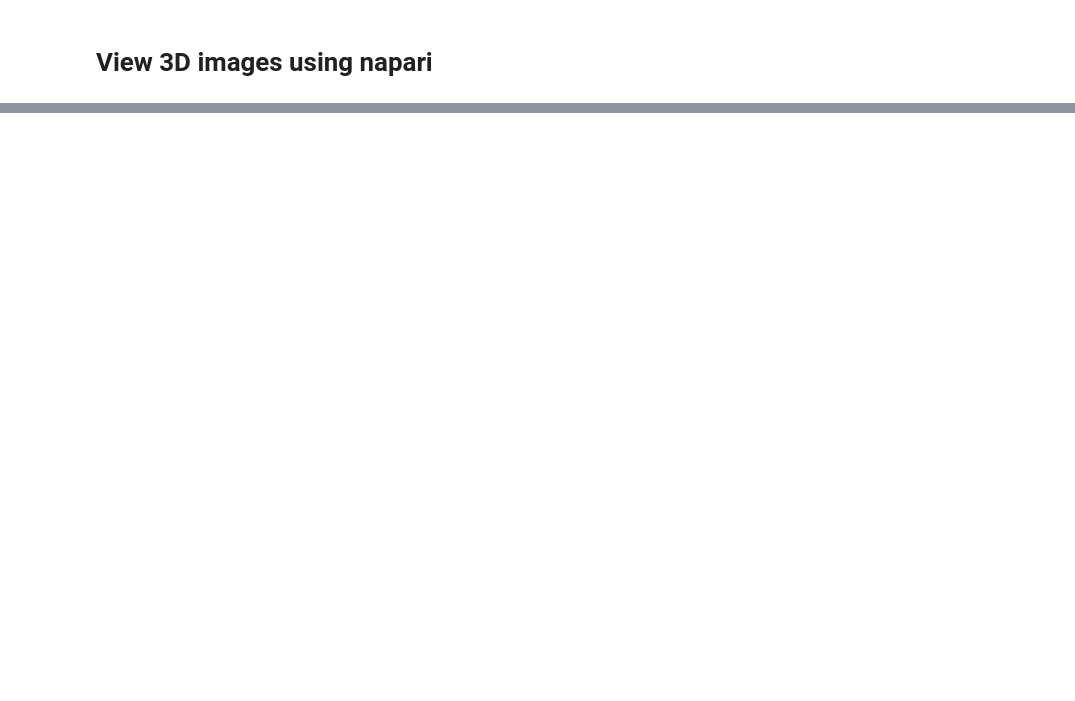
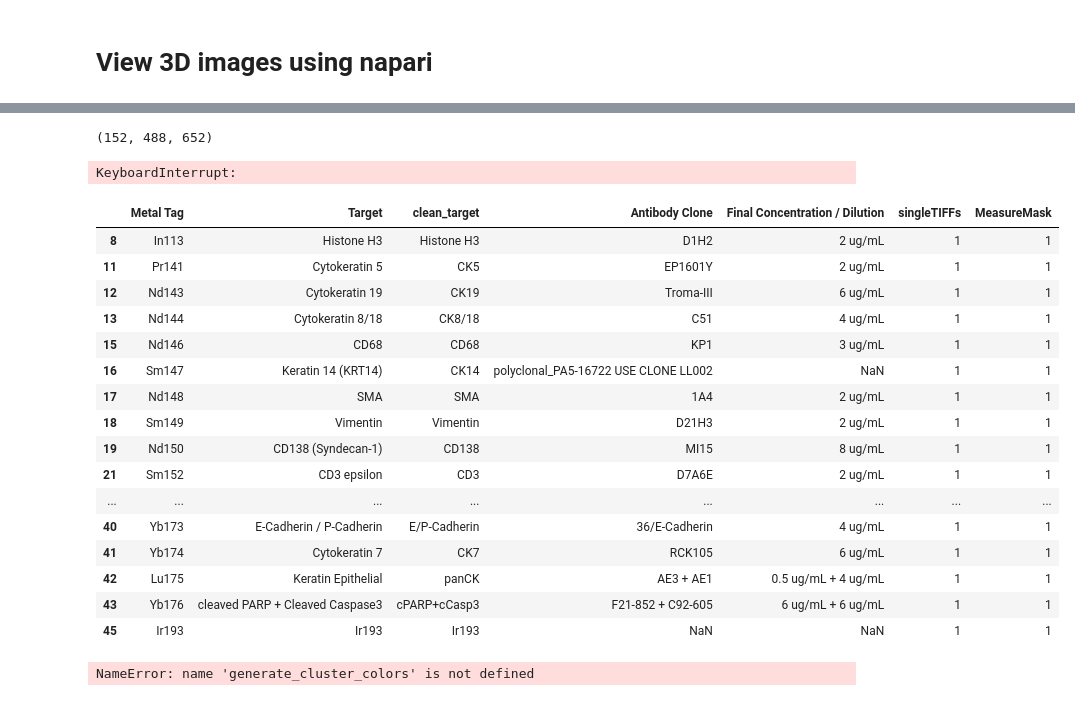
Before and after one commit to gesavoigt/master_thesis, a Jupyter notebook: scripts/napari_viewer.ipynb, the cells around one changed output, grey strips where cells are left out. Cells and saved outputs as stored; diff of their text form; code cells hidden in the pictures; blank space fills up the shorter version.

Commit message:
Add napari viewer: mask by phenotype (TODO clean-up)

```diff
--- a/scripts/napari_viewer.ipynb
+++ b/scripts/napari_viewer.ipynb
@@ -13,0 +260,4 @@ Viewer(camera=Camera(center=(151.0, 243.5, 325.5), zoom=2.573565573770492, angle
+# %%
+label_stack.shape
+# %% [output]
+(152, 488, 652)
@@ -13,0 +271,5 @@ Viewer(camera=Camera(center=(151.0, 243.5, 325.5), zoom=2.573565573770492, angle
+# %%
+## Map cluster labels to segmentation
+cluster_stack = map_clusters_to_labels(internal_labels, adata, cluster_column=phenotype_category)
+# %% [output]
+KeyboardInterrupt:
@@ -13,0 +284,42 @@ Viewer(camera=Camera(center=(151.0, 243.5, 325.5), zoom=2.573565573770492, angle
+# %%
+## Load channel information for channel selection
+panel_path = "../data/Kuett_2022/MainHer2BreastCancerModel/model201710_panel.csv"
+
+panel = pd.read_csv(panel_path)
+panel = panel.loc[ panel['MeasureMask']==1 ] ## Only show channels included in the final image stack
+channel_mapping = dict(zip(panel['clean_target'], panel['Metal Tag']))
+panel
+# %% [output]
+|  | Metal Tag | Target | clean_target | Antibody Clone | Final Concentration / Dilution | singleTIFFs | MeasureMask |
+| 8 | In113 | Histone H3 | Histone H3 | D1H2 | 2 ug/mL | 1 | 1 |
+| 11 | Pr141 | Cytokeratin 5 | CK5 | EP1601Y | 2 ug/mL | 1 | 1 |
+| 12 | Nd143 | Cytokeratin 19 | CK19 | Troma-III | 6 ug/mL | 1 | 1 |
+| 13 | Nd144 | Cytokeratin 8/18 | CK8/18 | C51 | 4 ug/mL | 1 | 1 |
+| 15 | Nd146 | CD68 | CD68 | KP1 | 3 ug/mL | 1 | 1 |
+| 16 | Sm147 | Keratin 14 (KRT14) | CK14 | polyclonal_PA5-16722 USE CLONE LL002 | NaN | 1 | 1 |
+| 17 | Nd148 | SMA | SMA | 1A4 | 2 ug/mL | 1 | 1 |
+| 18 | Sm149 | Vimentin | Vimentin | D21H3 | 2 ug/mL | 1 | 1 |
+| 19 | Nd150 | CD138 (Syndecan-1) | CD138 | MI15 | 8 ug/mL | 1 | 1 |
+| 21 | Sm152 | CD3 epsilon | CD3 | D7A6E | 2 ug/mL | 1 | 1 |
+| ... | ... | ... | ... | ... | ... | ... | ... |
+| 40 | Yb173 | E-Cadherin / P-Cadherin | E/P-Cadherin | 36/E-Cadherin | 4 ug/mL | 1 | 1 |
+| 41 | Yb174 | Cytokeratin 7 | CK7 | RCK105 | 6 ug/mL | 1 | 1 |
+| 42 | Lu175 | Keratin Epithelial | panCK | AE3 + AE1 | 0.5 ug/mL + 4 ug/mL | 1 | 1 |
+| 43 | Yb176 | cleaved PARP + Cleaved Caspase3 | cPARP+cCasp3 | F21-852 + C92-605 | 6 ug/mL + 6 ug/mL | 1 | 1 |
+| 45 | Ir193 | Ir193 | Ir193 | NaN | NaN | 1 | 1 |
+# %%
+## Configuration
+CONFIG = {
+    "scale_factors": [2, 1, 1],  # Scaling for Napari visualization
+    "crop": None,  # Example: {"x_start": 100, "x_end": 500, "y_start": 50, "y_end": 450}
+    "channels": [ ## Channels to display (from panel['clean_target'])
+        #"Ir193",
+        #"HER2 (bis)",
+        "CD68",
+        "cPARP+cCasp3",
+    ],
+    "cluster_colors": generate_cluster_colors(adata, cluster_column="ct_broad", manual_colors=None),
+    "napari_color_background": '#000000',  # Background color in Napari
+}
+# %% [output]
+NameError: name 'generate_cluster_colors' is not defined
```
Also changed, not shown: parts of 25 cells of this notebook.
